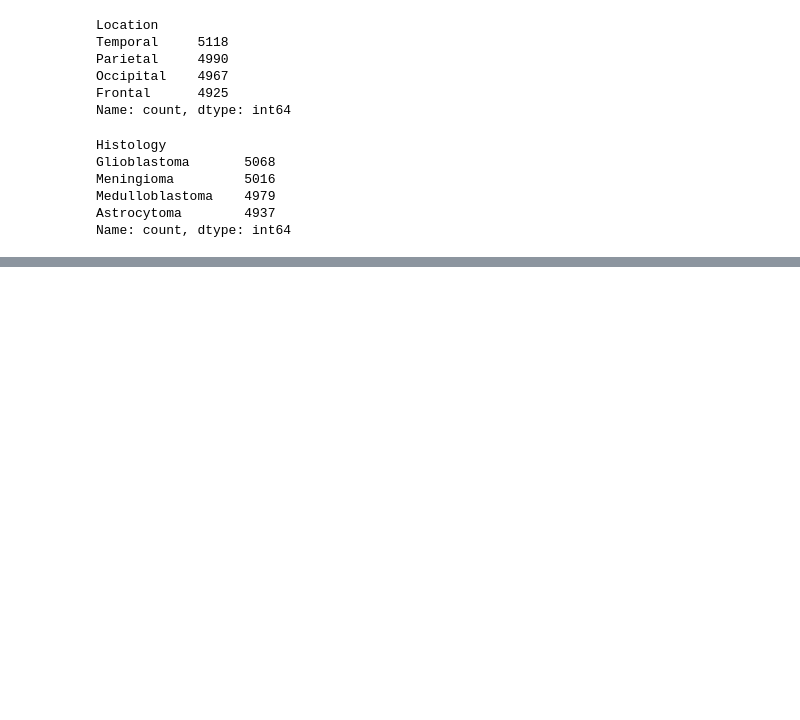
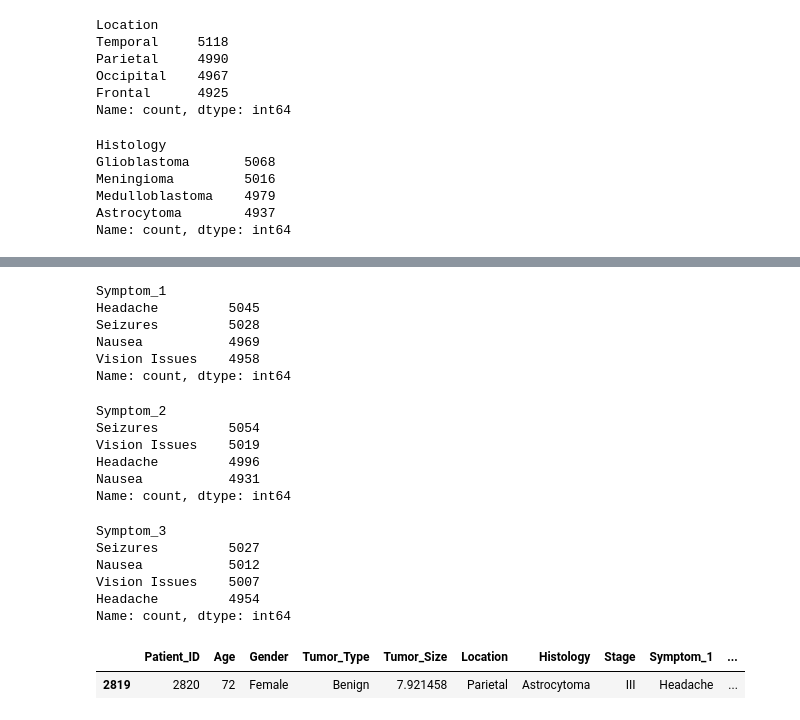
Before and after one commit to akxiit/Exploratory-Data-Analysis, a Jupyter notebook: brain-tumor/Main.ipynb, the cells around one changed output, grey strips where cells are left out. Cells and saved outputs as stored; diff of their text form; code cells hidden in the pictures; blank space fills up the shorter version.

```diff
--- a/brain-tumor/Main.ipynb
+++ b/brain-tumor/Main.ipynb
@@ -86,0 +96,27 @@ Name: count, dtype: int64
+# %%
+df['Symptom_1'].value_counts()
+# %% [output]
+Symptom_1
+Headache         5045
+Seizures         5028
+Nausea           4969
+Vision Issues    4958
+Name: count, dtype: int64
+# %%
+df['Symptom_2'].value_counts()
+# %% [output]
+Symptom_2
+Seizures         5054
+Vision Issues    5019
+Headache         4996
+Nausea           4931
+Name: count, dtype: int64
+# %%
+df['Symptom_3'].value_counts()
+# %% [output]
+Symptom_3
+Seizures         5027
+Nausea           5012
+Vision Issues    5007
+Headache         4954
+Name: count, dtype: int64
@@ -86,0 +128,5 @@ Name: count, dtype: int64
+# %%
+df.sample()
+# %% [output]
+|  | Patient_ID | Age | Gender | Tumor_Type | Tumor_Size | Location | Histology | Stage | Symptom_1 | ... |
+| 2819 | 2820 | 72 | Female | Benign | 7.921458 | Parietal | Astrocytoma | III | Headache | ... |
```
Also changed, not shown: parts of 7 cells of this notebook.
